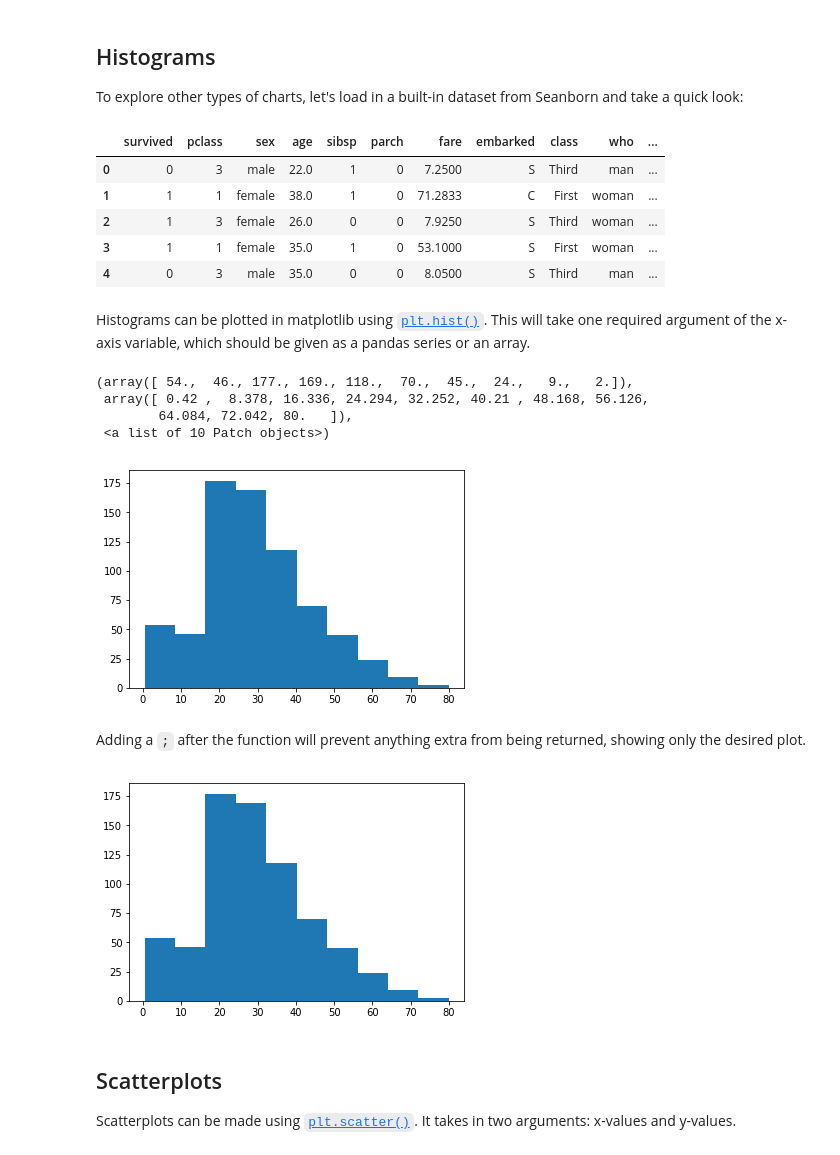
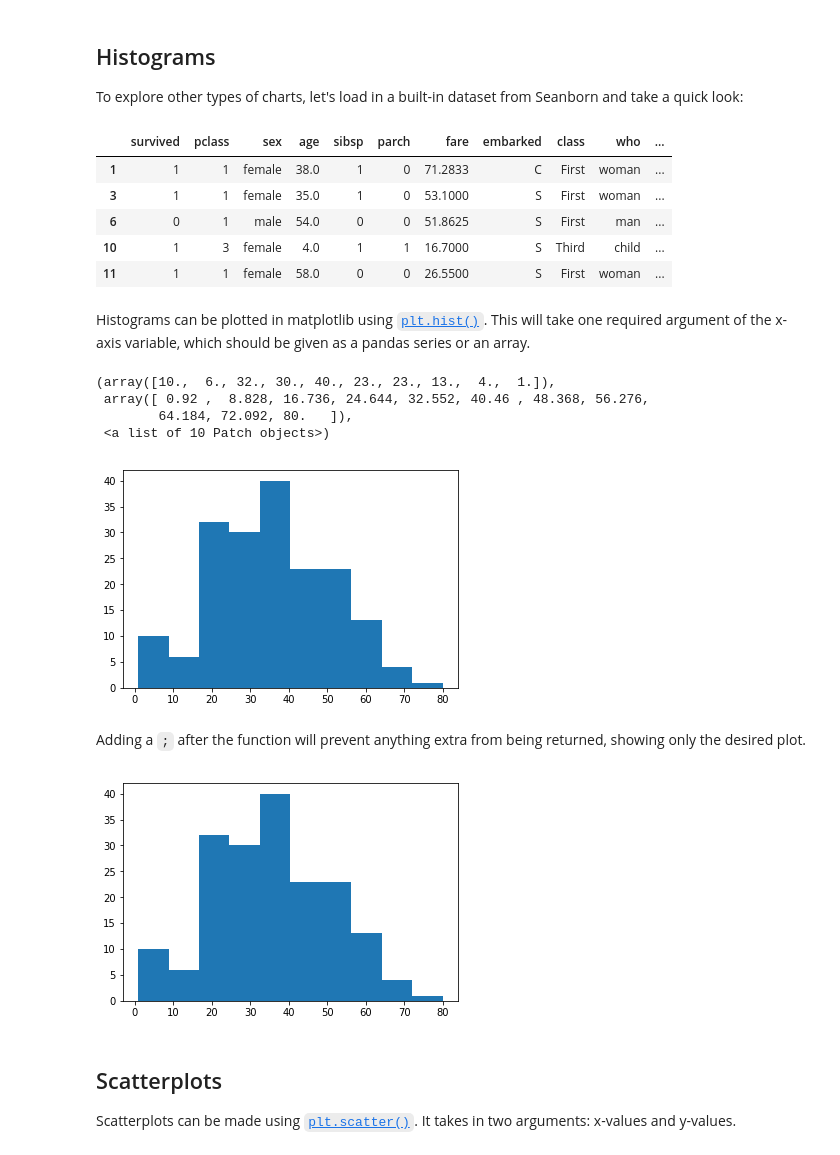
Before and after one commit to mpagador/python-libraries-visualization-workshop, a Jupyter notebook: DSS_Python_Libraries_Visualizations_Workshop_3_6_(Notebook).ipynb, the cells around one changed output. Saved outputs shown, nothing was run; the diff lists cells and outputs as text; code cells hidden in the pictures.

```diff
--- a/DSS_Python_Libraries_Visualizations_Workshop_3_6_(Notebook).ipynb
+++ b/DSS_Python_Libraries_Visualizations_Workshop_3_6_(Notebook).ipynb
@@ -753,32 +753,32 @@ plt.plot(np.arange(0, 7, 1), np.random.rand(7, 1))
 ## Histograms
 To explore other types of charts, let's load in a built-in dataset from Seanborn and take a quick look:
 # %%
-titanic = sns.load_dataset('titanic')
+titanic = sns.load_dataset('titanic').dropna()
 titanic.head()
 # %% [output]
 |  | survived | pclass | sex | age | sibsp | parch | fare | embarked | class | who | ... |
-| 0 | 0 | 3 | male | 22.0 | 1 | 0 | 7.2500 | S | Third | man | ... |
 | 1 | 1 | 1 | female | 38.0 | 1 | 0 | 71.2833 | C | First | woman | ... |
-| 2 | 1 | 3 | female | 26.0 | 0 | 0 | 7.9250 | S | Third | woman | ... |
 | 3 | 1 | 1 | female | 35.0 | 1 | 0 | 53.1000 | S | First | woman | ... |
-| 4 | 0 | 3 | male | 35.0 | 0 | 0 | 8.0500 | S | Third | man | ... |
+| 6 | 0 | 1 | male | 54.0 | 0 | 0 | 51.8625 | S | First | man | ... |
+| 10 | 1 | 3 | female | 4.0 | 1 | 1 | 16.7000 | S | Third | child | ... |
+| 11 | 1 | 1 | female | 58.0 | 0 | 0 | 26.5500 | S | First | woman | ... |
 # %% [markdown]
 Histograms can be plotted in matplotlib using [`plt.hist()`](https://matplotlib.org/api/_as_gen/matplotlib.pyplot.hist.html).
 This will take one required argument of the x-axis variable, which should be given as a pandas series or an array.
 # %%
-plt.hist(tips['age'])
+plt.hist(titanic['age'])
 # %% [output]
-(array([ 54.,  46., 177., 169., 118.,  70.,  45.,  24.,   9.,   2.]),
- array([ 0.42 ,  8.378, 16.336, 24.294, 32.252, 40.21 , 48.168, 56.126,
-        64.084, 72.042, 80.   ]),
+(array([10.,  6., 32., 30., 40., 23., 23., 13.,  4.,  1.]),
+ array([ 0.92 ,  8.828, 16.736, 24.644, 32.552, 40.46 , 48.368, 56.276,
+        64.184, 72.092, 80.   ]),
  <a list of 10 Patch objects>)
-[figure, old version]
+[figure, new version]
 # %% [markdown]
 Adding a `;` after the function will prevent anything extra from being returned, showing only the desired plot.
 # %%
-plt.hist(tips['age']);
+plt.hist(titanic['age']);
 # %% [output]
-[figure, old version]
+[figure, new version]
 # %% [markdown]
 ## Scatterplots
 Scatterplots can be made using [`plt.scatter()`](https://matplotlib.org/api/_as_gen/matplotlib.pyplot.scatter.html). It takes in two arguments: x-values and y-values.
```
Also changed, not shown: parts of 17 cells of this notebook.
